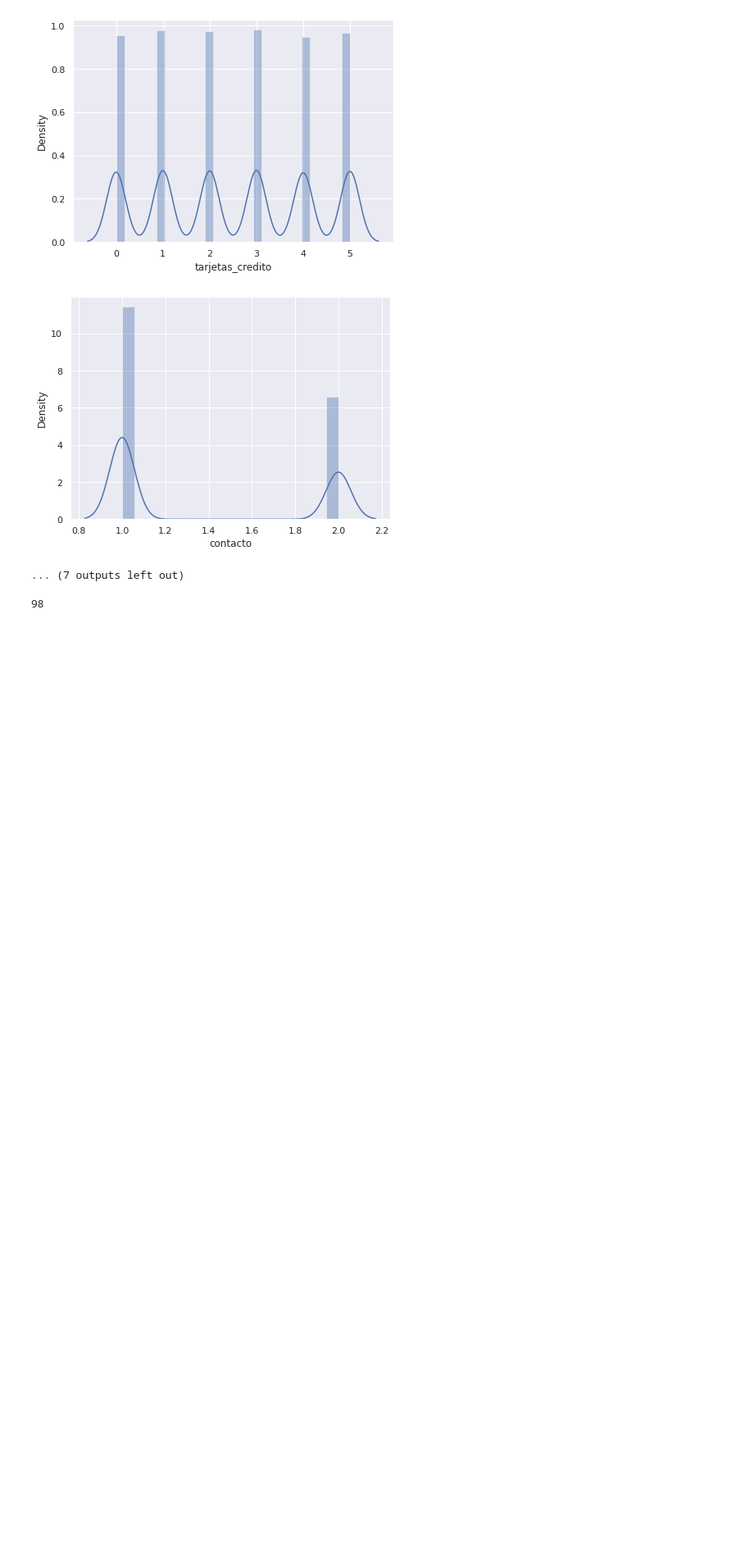
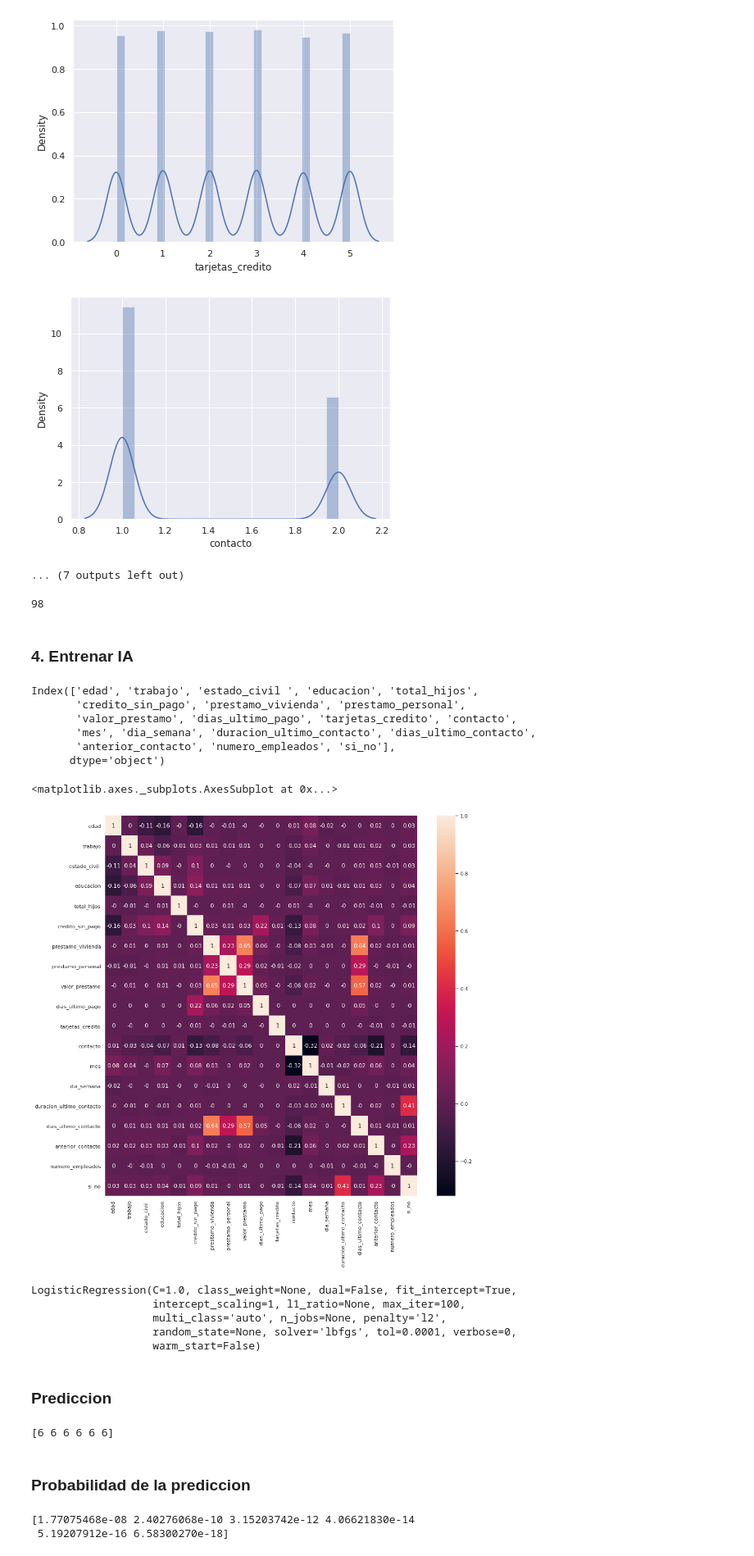
Before and after one commit to OnRuiso/Deep-Learning-, a Jupyter notebook: Codigos/P1T6 - Regresión Logística .ipynb, the cells around one changed output. Shown at 82% size. Saved outputs shown, nothing was run; the diff lists cells and outputs as text; code cells hidden in the pictures; blank space fills up the shorter version.

```diff
--- a/Codigos/P1T6 - Regresión Logística .ipynb
+++ b/Codigos/P1T6 - Regresión Logística .ipynb
@@ -535,2 +535,56 @@ df.edad.max()
 # %% [output]
 98
+# %% [markdown]
+### 4. Entrenar IA
+# %%
+print(df.keys())
+# %% [output]
+Index(['edad', 'trabajo', 'estado_civil ', 'educacion', 'total_hijos',
+       'credito_sin_pago', 'prestamo_vivienda', 'prestamo_personal',
+       'valor_prestamo', 'dias_ultimo_pago', 'tarjetas_credito', 'contacto',
+       'mes', 'dia_semana', 'duracion_ultimo_contacto', 'dias_ultimo_contacto',
+       'anterior_contacto', 'numero_empleados', 'si_no'],
+      dtype='object')
+# %%
+sns.set(rc={'figure.figsize':(15.0,15.0)})
+correlation_matrix = df.corr().round(2)
+sns.heatmap(data=correlation_matrix, annot=True)
+# %% [output]
+<matplotlib.axes._subplots.AxesSubplot at 0x...>
+[figure, added]
+# %%
+#Entrenamiento con datos
+X = np.array(df['prestamo_vivienda'],df['prestamo_personal']).reshape(-1, 1)
+y= np.array(df['dias_ultimo_contacto'])
+
+#importar logisticRegresion
+from sklearn.linear_model import LogisticRegression
+regresion_logistica = LogisticRegression()
+
+#Entrenamiento con la regresion logistica
+regresion_logistica.fit(X,y)
+# %% [output]
+LogisticRegression(C=1.0, class_weight=None, dual=False, fit_intercept=True,
+                   intercept_scaling=1, l1_ratio=None, max_iter=100,
+                   multi_class='auto', n_jobs=None, penalty='l2',
+                   random_state=None, solver='lbfgs', tol=0.0001, verbose=0,
+                   warm_start=False)
+# %% [markdown]
+### Prediccion
+# %%
+#definimos que pasa si el estudiante estudia entre 1 a 6 horas
+X_nuevo = np.array([20,25,30,35,40,45]).reshape(-1,1)
+#ejecutamos la predicción
+prediccion = regresion_logistica.predict(X_nuevo)
+print(prediccion)
+# %% [output]
+[6 6 6 6 6 6]
+# %% [markdown]
+### Probabilidad de la prediccion
+# %%
+probabilidades_prediccion = regresion_logistica.predict_proba(X_nuevo)
+#print(probabilidades_prediccion)
+print(probabilidades_prediccion[:,1])
+# %% [output]
+[1.77075468e-08 2.40276068e-10 3.15203742e-12 4.06621830e-14
+ 5.19207912e-16 6.58300270e-18]
```
Also changed, not shown: parts of 2 cells of this notebook.
